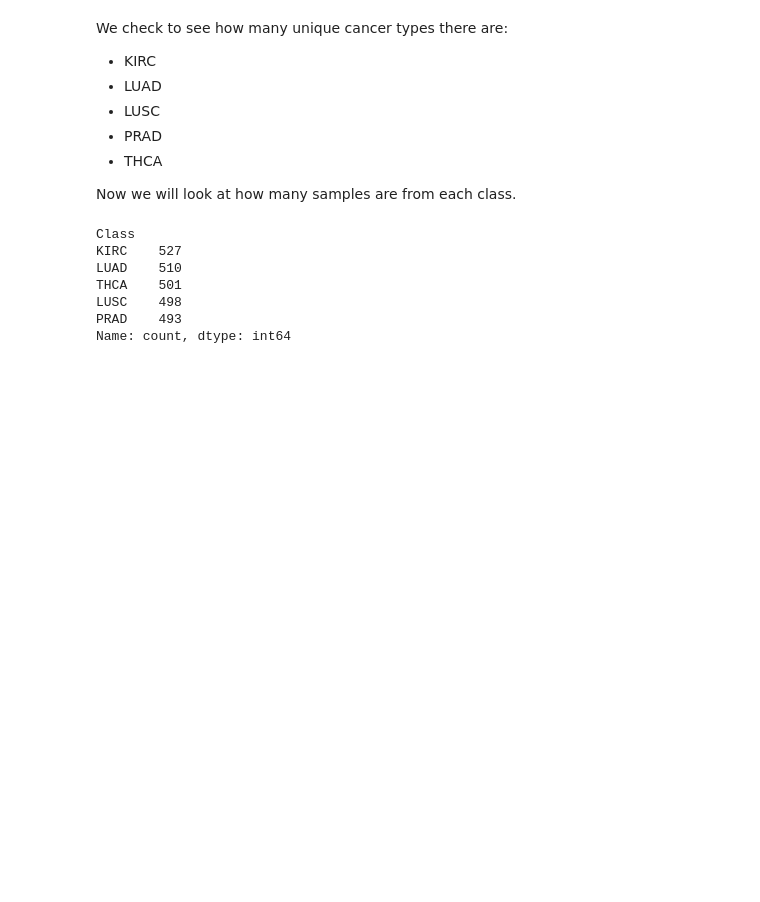
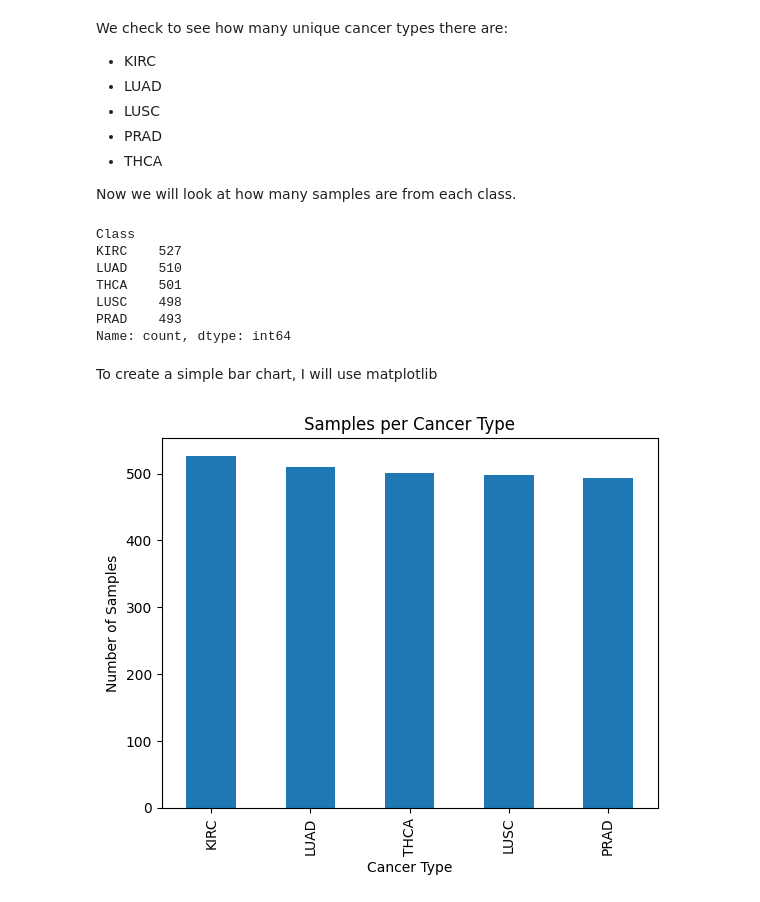
Before and after one commit to camas002/lncRNA5_ML_Algorithm, a Jupyter notebook: Jupyter Notebook/HW1_Amasifuen.ipynb, the cells around one changed output. Cells and saved outputs as stored; diff of their text form; code cells hidden in the pictures; blank space fills up the shorter version.

```diff
--- a/Jupyter Notebook/HW1_Amasifuen.ipynb
+++ b/Jupyter Notebook/HW1_Amasifuen.ipynb
@@ -37,3 +37,15 @@ THCA    501
 LUSC    498
 PRAD    493
 Name: count, dtype: int64
+# %% [markdown]
+To create a simple bar chart, I will use matplotlib
+# %%
+import matplotlib.pyplot as matplot
+
+classCount.plot(kind='bar')
+matplot.title("Samples per Cancer Type")
+matplot.xlabel("Cancer Type")
+matplot.ylabel("Number of Samples")
+matplot.show()
+# %% [output]
+[figure, added]
```
Also changed, not shown: parts of 8 cells of this notebook.
